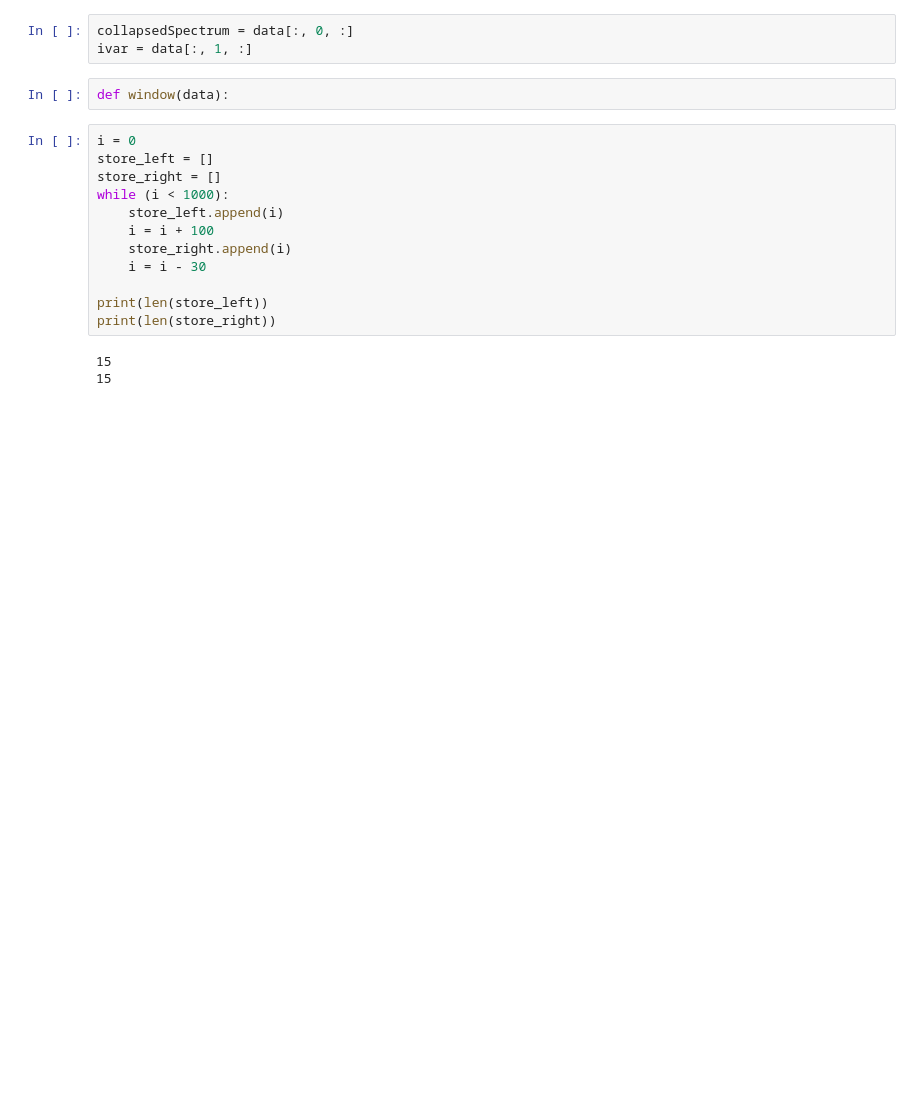
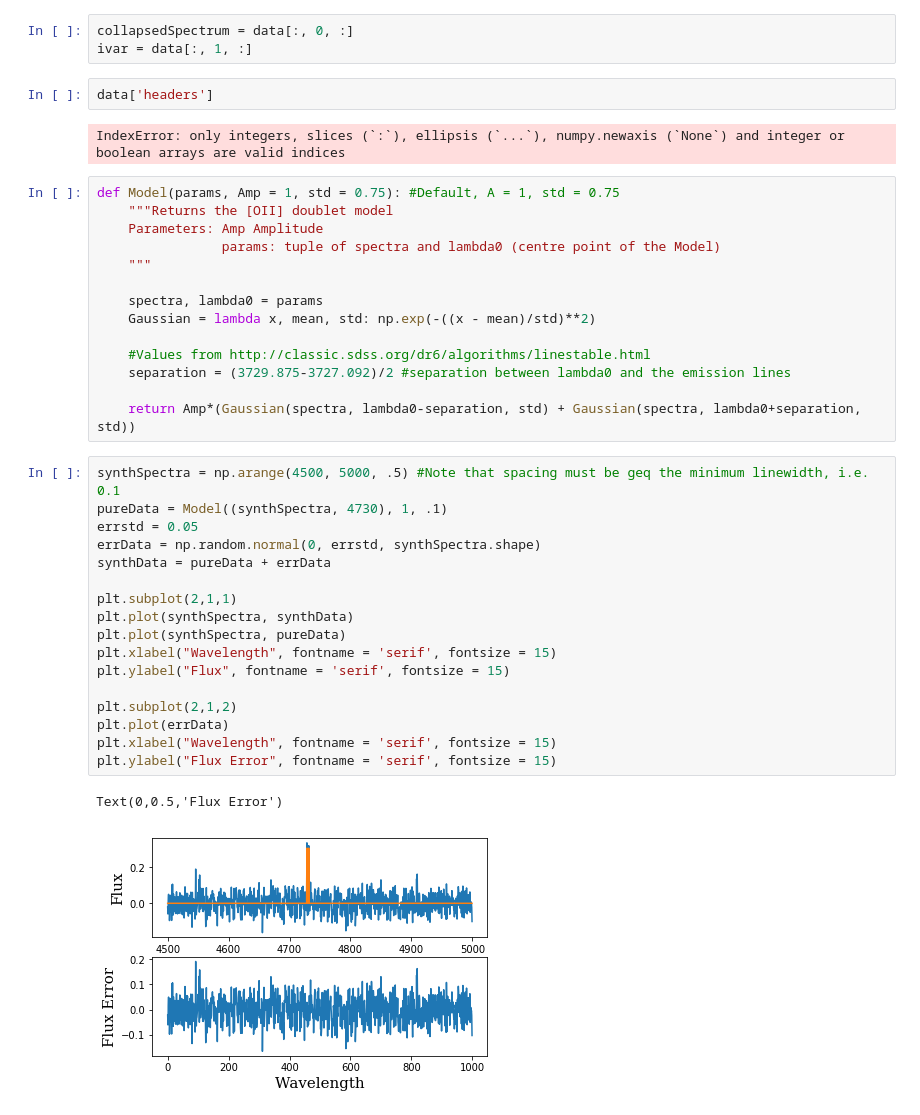
Before and after one commit to tanveerkarim/DESI_Binospec_DataProcessor, a Jupyter notebook: Tanveer/Specz_Extractor/specz1D_extractor.ipynb, the cells around one changed output. Drawn from its saved outputs; the diff is of its cells as text; blank space fills up the shorter version.

```diff
--- a/Tanveer/Specz_Extractor/specz1D_extractor.ipynb
+++ b/Tanveer/Specz_Extractor/specz1D_extractor.ipynb
@@ -22,20 +22,41 @@ print(len(data))
 # %%
 collapsedSpectrum = data[:, 0, :]
 ivar = data[:, 1, :]
-# %%
-def window(data):
-# %%
-i = 0
-store_left = []
-store_right = []
-while (i < 1000):
-    store_left.append(i)
-    i = i + 100
-    store_right.append(i)
-    i = i - 30
-
-print(len(store_left))
-print(len(store_right))
-# %% [output]
-15
-15
+# %%
+data['headers']
+# %% [output]
+IndexError: only integers, slices (`:`), ellipsis (`...`), numpy.newaxis (`None`) and integer or boolean arrays are valid indices
+# %%
+def Model(params, Amp = 1, std = 0.75): #Default, A = 1, std = 0.75
+    """Returns the [OII] doublet model
+    Parameters: Amp Amplitude
+                params: tuple of spectra and lambda0 (centre point of the Model)
+    """
+
+    spectra, lambda0 = params
+    Gaussian = lambda x, mean, std: np.exp(-((x - mean)/std)**2)
+
+    #Values from http://classic.sdss.org/dr6/algorithms/linestable.html
+    separation = (3729.875-3727.092)/2 #separation between lambda0 and the emission lines
+
+    return Amp*(Gaussian(spectra, lambda0-separation, std) + Gaussian(spectra, lambda0+separation, std))
+# %%
+synthSpectra = np.arange(4500, 5000, .5) #Note that spacing must be geq the minimum linewidth, i.e. 0.1
+pureData = Model((synthSpectra, 4730), 1, .1)
+errstd = 0.05
+errData = np.random.normal(0, errstd, synthSpectra.shape)
+synthData = pureData + errData
+
+plt.subplot(2,1,1)
+plt.plot(synthSpectra, synthData)
+plt.plot(synthSpectra, pureData)
+plt.xlabel("Wavelength", fontname = 'serif', fontsize = 15)
+plt.ylabel("Flux", fontname = 'serif', fontsize = 15)
+
+plt.subplot(2,1,2)
+plt.plot(errData)
+plt.xlabel("Wavelength", fontname = 'serif', fontsize = 15)
+plt.ylabel("Flux Error", fontname = 'serif', fontsize = 15)
+# %% [output]
+Text(0,0.5,'Flux Error')
+[figure, added]
```
Also changed, not shown: parts of 13 cells of this notebook, 2 other files.
